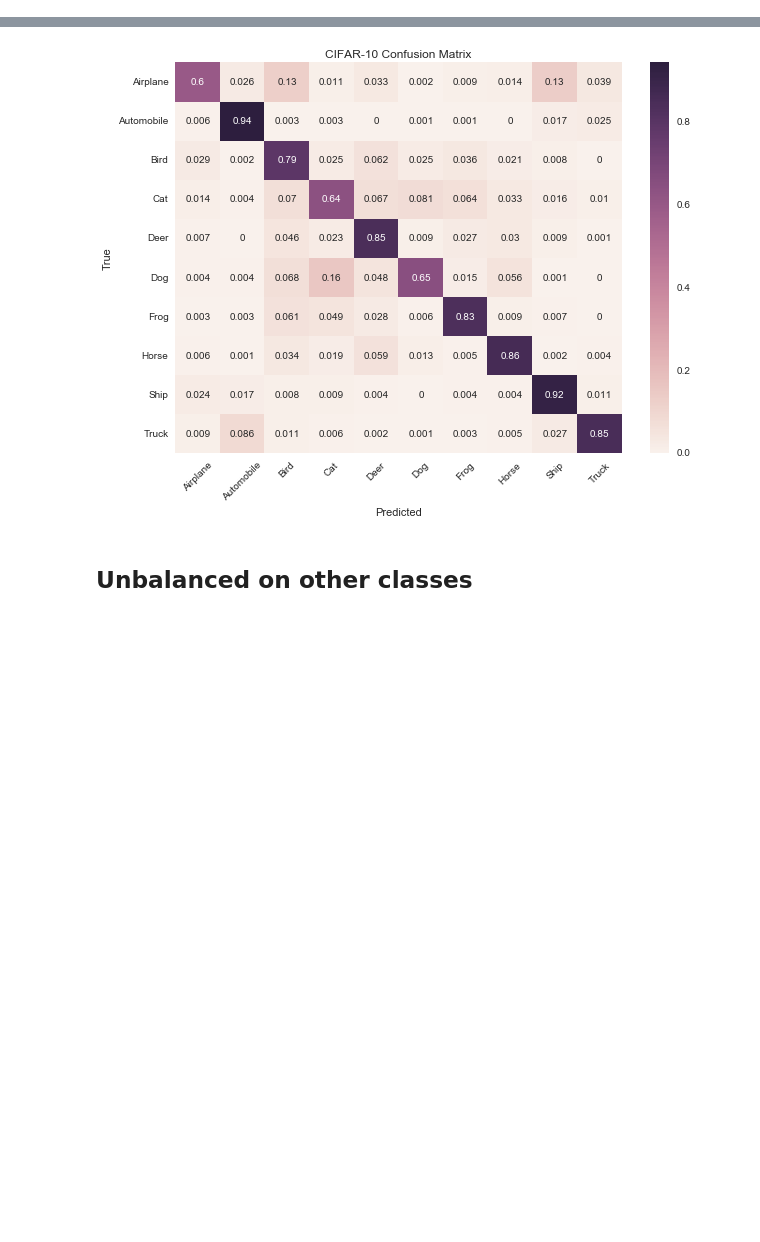
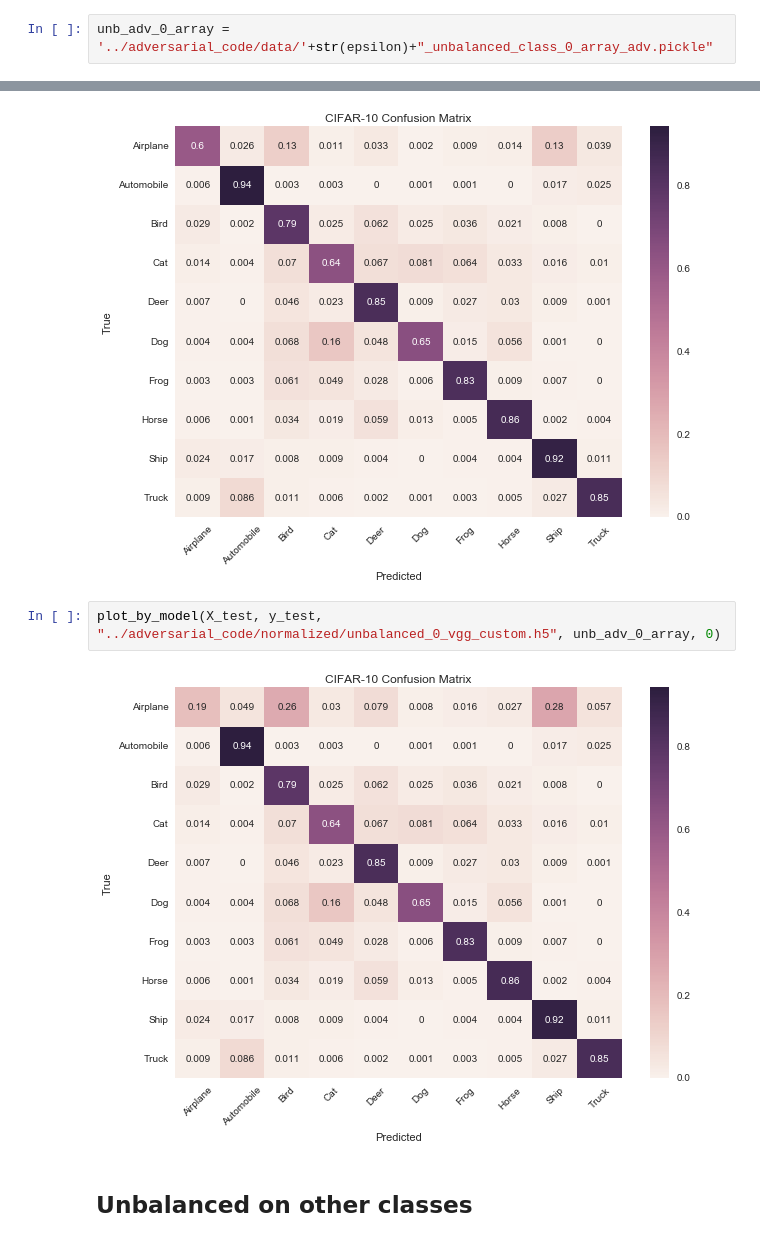
Before and after one commit to rafaelpossas/dnn-adversarial, a Jupyter notebook: adversarial_code/test_networks.ipynb, the cells around one changed output, grey strips where cells are left out. Saved outputs shown, nothing was run; the diff lists cells and outputs as text; blank space fills up the shorter version.

Commit message:
Unbalanced by class added

```diff
--- a/adversarial_code/test_networks.ipynb
+++ b/adversarial_code/test_networks.ipynb
@@ -94,6 +94,8 @@ all_adv = '../adversarial_code/data/'+str(epsilon)+"_all_adv.pickle"
 # Class 0 - Airplane
 # %%
 adv_0_array = '../adversarial_code/data/'+str(epsilon)+"_class_0_array_adv.pickle"
+# %%
+unb_adv_0_array = '../adversarial_code/data/'+str(epsilon)+"_unbalanced_class_0_array_adv.pickle"
 # %% [markdown]
 ## Balanced Network
 # %% [markdown]
@@ -117,6 +119,10 @@ plt = plot_confusion_matrix(y_test, y_pred)
 plot_by_model(X_test, y_test, "../adversarial_code/normalized/unbalanced_0_vgg_custom.h5", adv_0_array, 0)
 # %% [output]
 [figure]
+# %%
+plot_by_model(X_test, y_test, "../adversarial_code/normalized/unbalanced_0_vgg_custom.h5", unb_adv_0_array, 0)
+# %% [output]
+[figure, added]
 # %% [markdown]
 ## Unbalanced on other classes
 # %% [markdown]
```
Also changed, not shown: parts of 30 cells of this notebook, 14 other files.
